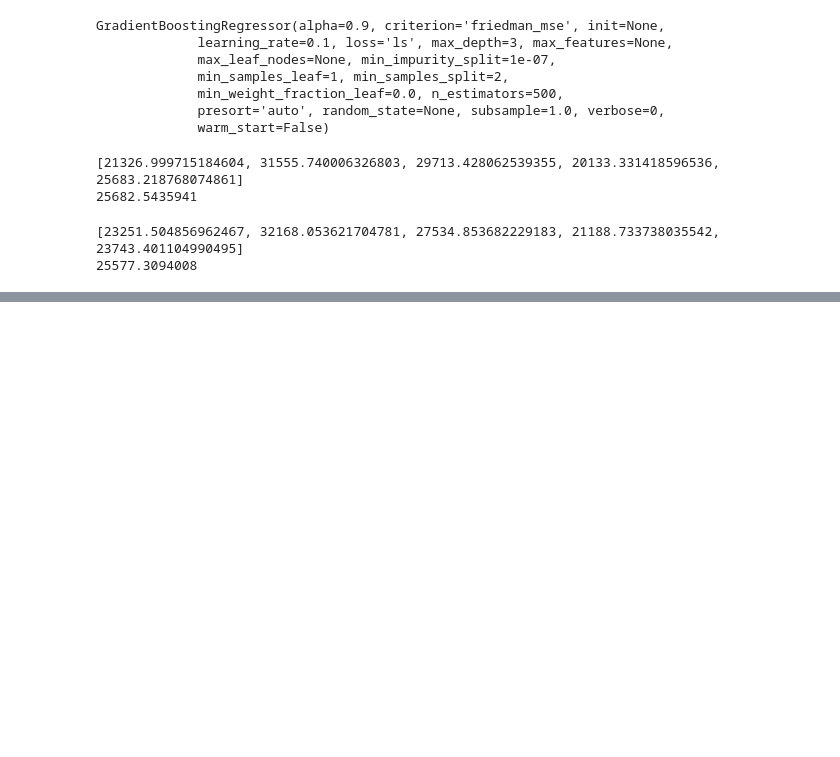
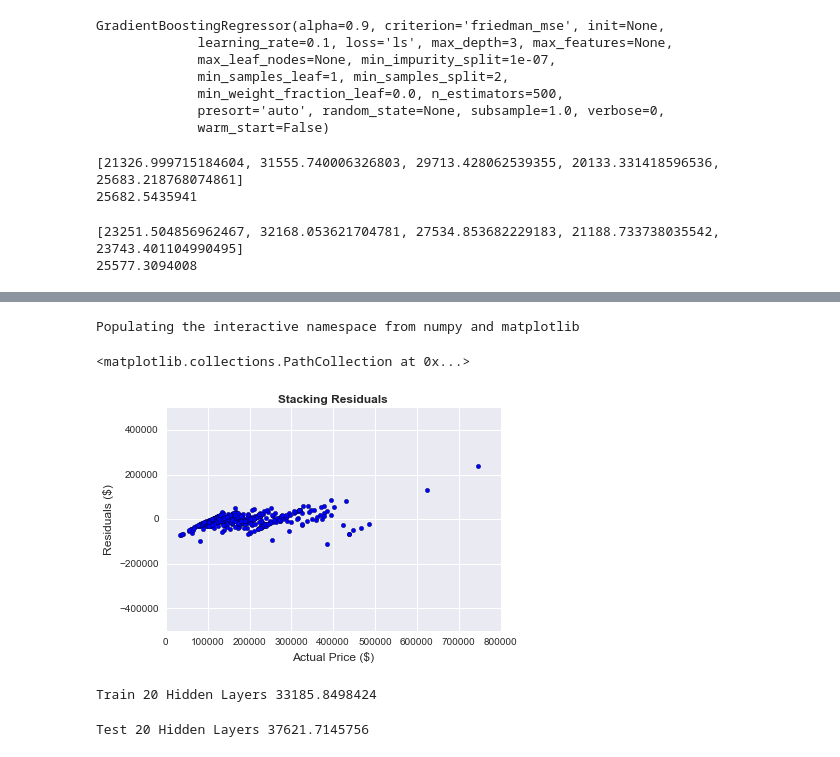
Before and after one commit to vishwabhuta/APM_House_Prices, a Jupyter notebook: APM Project.ipynb, the cells around one changed output, grey strips where cells are left out. Cells and saved outputs as stored; diff of their text form; code cells hidden in the pictures; blank space fills up the shorter version.

Commit message:
Neural Net and Stacking
NNS

```diff
--- a/APM Project.ipynb
+++ b/APM Project.ipynb
@@ -1675,0 +1749,18 @@ outfile.close()
+# %%
+residuals = (y_test-pred)
+# %%
+import matplotlib.pyplot as plt
+import seaborn
+%pylab inline
+
+fig, ax = plt.subplots()
+ax.set_title("Stacking Residuals",fontsize=12, fontweight = "bold")
+ax.set_xlabel("Actual Price ($)",fontsize=12)
+ax.set_ylabel("Residuals ($)",fontsize=12)
+ax.set_xlim([0, 800000])
+ax.set_ylim([-500000, 500000])
+ax.scatter(list(y_test), list(residuals), marker = "o")
+# %% [output]
+Populating the interactive namespace from numpy and matplotlib
+<matplotlib.collections.PathCollection at 0x...>
+[figure, added]
@@ -1675,0 +1792,4 @@ outfile.close()
+# %%
+print "Train 20 Hidden Layers " + str(np.mean(((mlp50.predict(X_trainS)-y_train)**2)**.5))
+# %% [output]
+Train 20 Hidden Layers 33185.8498424
@@ -1675,0 +1798,4 @@ outfile.close()
+# %%
+print "Test 20 Hidden Layers " +str(testerror)
+# %% [output]
+Test 20 Hidden Layers 37621.7145756
```
Also changed, not shown: parts of 10 cells of this notebook.
